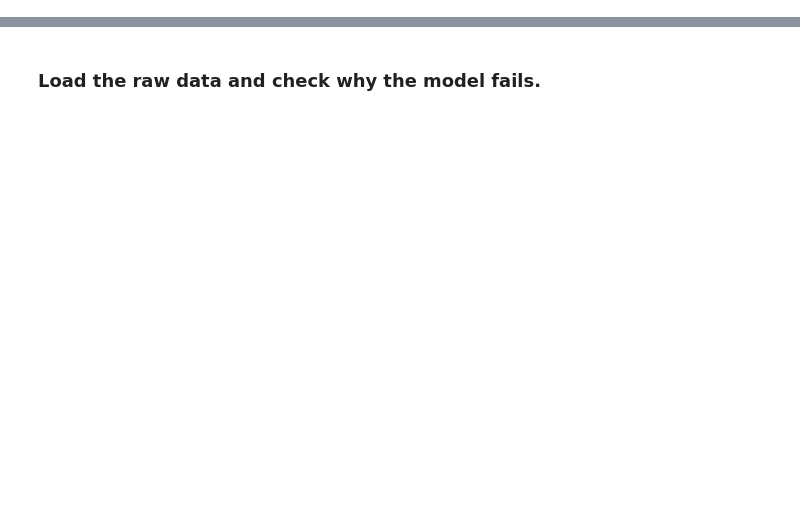
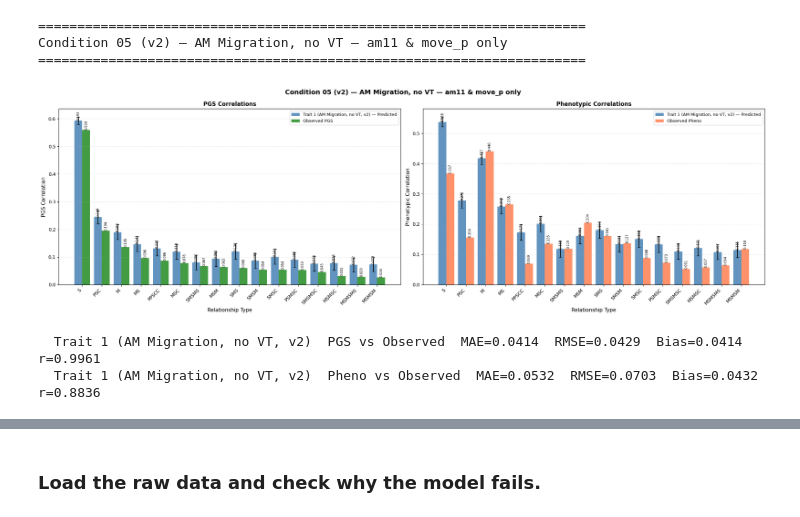
Before and after one commit to Xuanyu-Lyu/PGS_Cor_Relative, a Jupyter notebook: Scripts/nn_NPE/Analysis_NPE.ipynb, the cells around one changed output, grey strips where cells are left out. Drawn from its saved outputs; the diff is of its cells as text; code cells hidden in the pictures; blank space fills up the shorter version.

```diff
--- a/Scripts/nn_NPE/Analysis_NPE.ipynb
+++ b/Scripts/nn_NPE/Analysis_NPE.ipynb
@@ -637,0 +336,10 @@ Prediction error — Condition 04 Trait 1 Y1 vs Observed Pheno:
+# %%
+cond = CONDITIONS[5]
+plot_condition(cond["label"], cond["csv"], cond["traits"])
+# %% [output]
+======================================================================
+Condition 05 (v2) — AM Migration, no VT — am11 & move_p only
+======================================================================
+[figure, added]
+  Trait 1 (AM Migration, no VT, v2)  PGS vs Observed  MAE=0.0414  RMSE=0.0429  Bias=0.0414  r=0.9961
+  Trait 1 (AM Migration, no VT, v2)  Pheno vs Observed  MAE=0.0532  RMSE=0.0703  Bias=0.0432  r=0.8836
```
Also changed, not shown: parts of 38 cells of this notebook, 4 other files.
